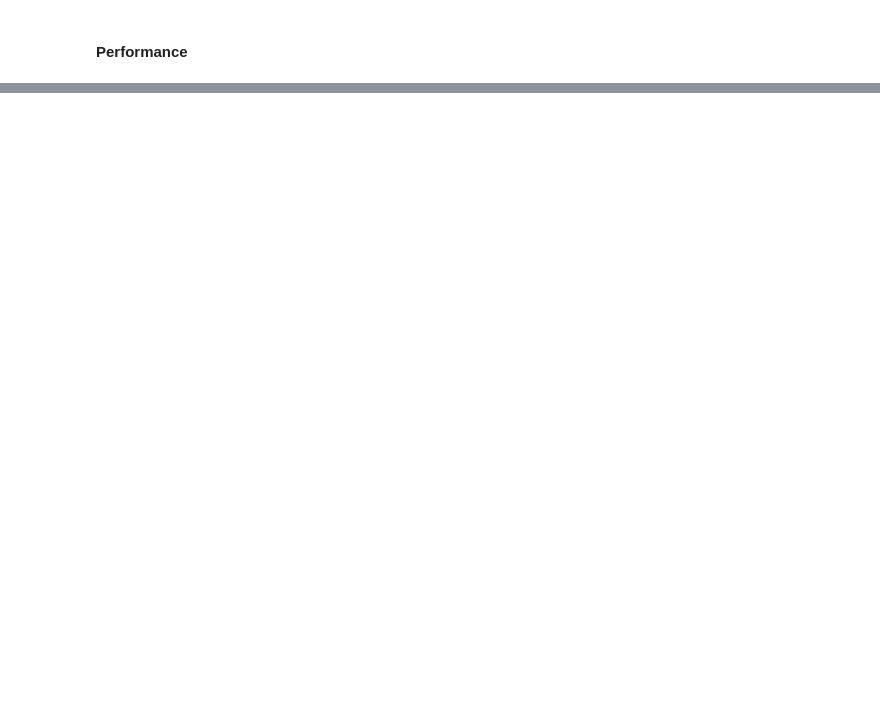
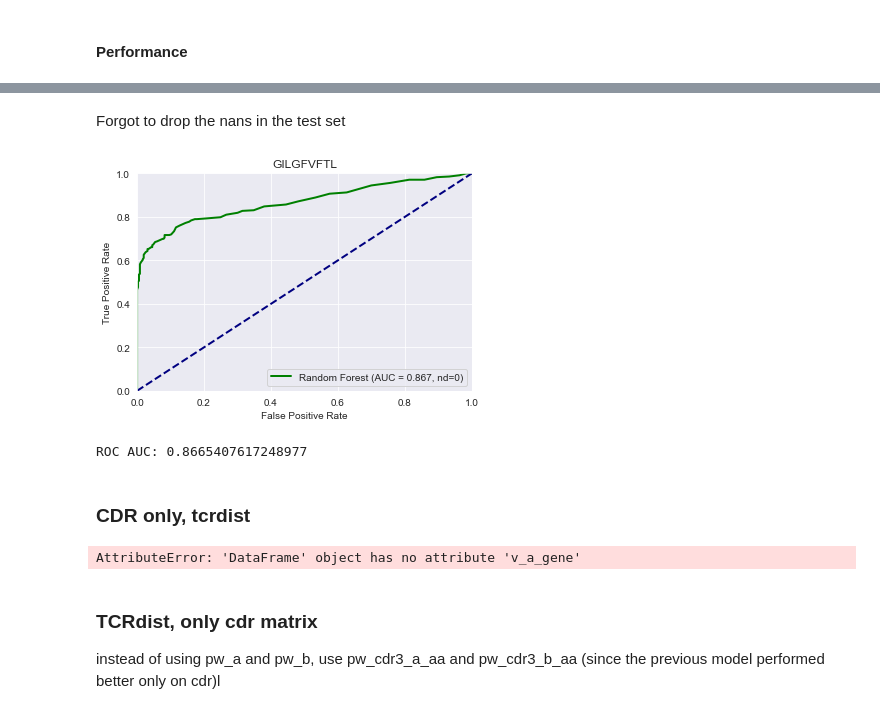
Before and after one commit to arnodeceuninck/thesis, a Jupyter notebook: 19 Proximity Forest.ipynb, the cells around one changed output, grey strips where cells are left out. Saved outputs shown, nothing was run; the diff lists cells and outputs as text; code cells hidden in the pictures; blank space fills up the shorter version.

```diff
--- a/19 Proximity Forest.ipynb
+++ b/19 Proximity Forest.ipynb
@@ -1527,0 +1716,18 @@ print(f"ROC AUC: {roc_auc}")
+# %% [markdown]
+Forgot to drop the nans in the test set
+# %%
+val_df_no_nan = val_df.dropna()
+
+val_X = val_df_no_nan[x_columns].to_numpy()
+val_y = val_df_no_nan[y_column].to_numpy()
+
+predictions = model.predict_proba(val_X)
+fpr, tpr, thresholds = metrics.roc_curve(val_y, predictions[:, 1], pos_label=1)
+roc_auc = metrics.auc(fpr, tpr)
+plot_roc_curve(fpr, tpr, label=f'Random Forest (AUC = {roc_auc:.3f}, nd={nan_distance})', title="GILGFVFTL")
+print(f"ROC AUC: {roc_auc}")
+# %% [output]
+[figure, added]
+ROC AUC: 0.8665407617248977
+# %% [markdown]
+### CDR only, tcrdist
@@ -1527,0 +1762,12 @@ print(f"ROC AUC: {roc_auc}")
+# %%
+model = ProximityForestClassifier(reduce_features=False, distance_measure=calculate_tcr_dist3,
+                                      distance_kwargs={"nan_distance": nan_distance})
+model.fit(train_X, train_y)
+
+predictions = model.predict_proba(val_X)
+fpr, tpr, thresholds = metrics.roc_curve(val_y, predictions[:, 1], pos_label=1)
+roc_auc = metrics.auc(fpr, tpr)
+plot_roc_curve(fpr, tpr, label=f'Random Forest (AUC = {roc_auc:.3f}, nd={nan_distance})', title="GILGFVFTL")
+print(f"ROC AUC: {roc_auc}")
+# %% [output]
+AttributeError: 'DataFrame' object has no attribute 'v_a_gene'
@@ -1527,0 +1785,3 @@ print(f"ROC AUC: {roc_auc}")
+# %% [markdown]
+### TCRdist, only cdr matrix
+instead of using pw_a and pw_b, use pw_cdr3_a_aa and pw_cdr3_b_aa (since the previous model performed better only on cdr)l
```
Also changed, not shown: parts of 29 cells of this notebook, 16 other files.
